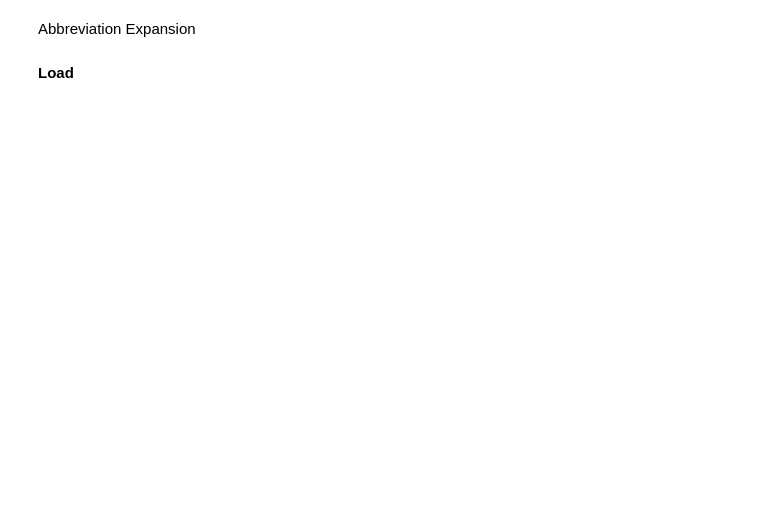
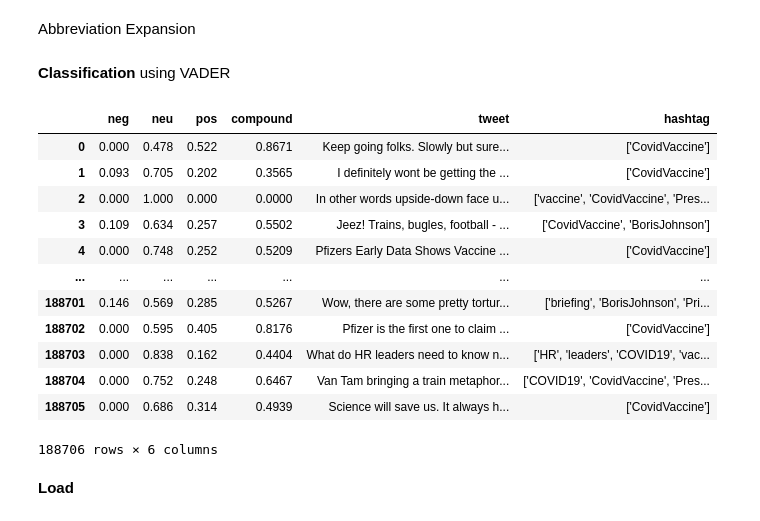
Before and after one commit to JaimieMarch/covid-twitter-sentiment, a Jupyter notebook: src/data_processing/etl.ipynb, the cells around one changed output. Cells and saved outputs as stored; diff of their text form; code cells hidden in the pictures; blank space fills up the shorter version.

```diff
--- a/src/data_processing/etl.ipynb
+++ b/src/data_processing/etl.ipynb
@@ -158,3 +160,31 @@ df_clean[['text', 'date']].to_csv('output_abr_expand', index=False, header=False
+# %% [markdown]
+**Classification** using VADER
+# %%
+analyzer = SentimentIntensityAnalyzer()
+sentiment_scores = []
+
+for _, row in df_clean.iterrows():
+    sentiment = analyzer.polarity_scores(row['text'])
+    sentiment['tweet'] = row['text']
+    sentiment['hashtag'] = row['hashtags']
+    sentiment_scores.append(sentiment)
+
+df_sentiments = pd.DataFrame(sentiment_scores)
+display(df_sentiments)
+# %% [output]
+|  | neg | neu | pos | compound | tweet | hashtag |
+| 0 | 0.000 | 0.478 | 0.522 | 0.8671 | Keep going folks. Slowly but sure... | ['CovidVaccine'] |
+| 1 | 0.093 | 0.705 | 0.202 | 0.3565 | I definitely wont be getting the ... | ['CovidVaccine'] |
+| 2 | 0.000 | 1.000 | 0.000 | 0.0000 | In other words upside-down face u... | ['vaccine', 'CovidVaccine', 'Pres... |
+| 3 | 0.109 | 0.634 | 0.257 | 0.5502 | Jeez! Trains, bugles, football - ... | ['CovidVaccine', 'BorisJohnson'] |
+| 4 | 0.000 | 0.748 | 0.252 | 0.5209 | Pfizers Early Data Shows Vaccine ... | ['CovidVaccine'] |
+| ... | ... | ... | ... | ... | ... | ... |
+| 188701 | 0.146 | 0.569 | 0.285 | 0.5267 | Wow, there are some pretty tortur... | ['briefing', 'BorisJohnson', 'Pri... |
+| 188702 | 0.000 | 0.595 | 0.405 | 0.8176 | Pfizer is the first one to claim ... | ['CovidVaccine'] |
+| 188703 | 0.000 | 0.838 | 0.162 | 0.4404 | What do HR leaders need to know n... | ['HR', 'leaders', 'COVID19', 'vac... |
+| 188704 | 0.000 | 0.752 | 0.248 | 0.6467 | Van Tam bringing a train metaphor... | ['COVID19', 'CovidVaccine', 'Pres... |
+| 188705 | 0.000 | 0.686 | 0.314 | 0.4939 | Science will save us. It always h... | ['CovidVaccine'] |
+188706 rows × 6 columns
 # %% [markdown]
 **Load**
 # %%
```
Also changed, not shown: parts of 7 cells of this notebook, 1 other file.
